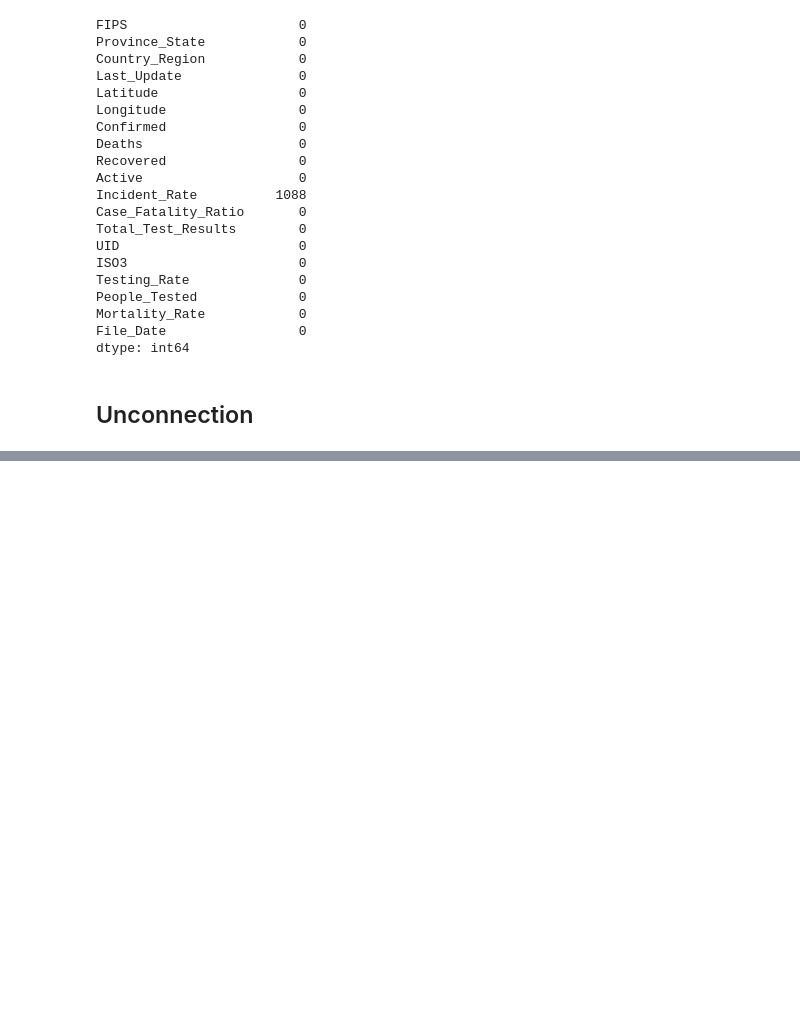
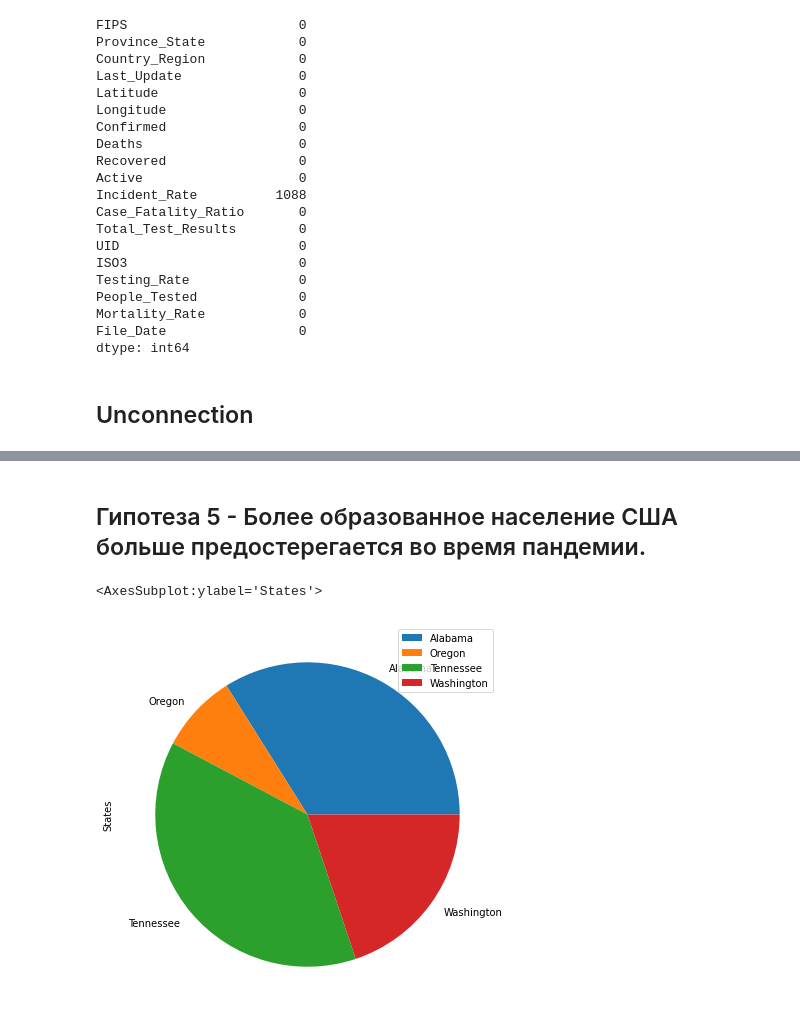
Before and after one commit to Evgen-L/DA, a Jupyter notebook: Data_Analysis.ipynb, the cells around one changed output, grey strips where cells are left out. Saved outputs shown, nothing was run; the diff lists cells and outputs as text; code cells hidden in the pictures; blank space fills up the shorter version.

```diff
--- a/Data_Analysis.ipynb
+++ b/Data_Analysis.ipynb
@@ -597,0 +666,11 @@ con.close()
+# %% [markdown]
+## Гипотеза 5 - Более образованное население США больше предостерегается во время пандемии.
+# %%
+data = dfUS[(dfUS['Province_State'] == 'Washington') | (dfUS['Province_State'] == 'Oregon') | (dfUS['Province_State'] == 'Alabama') | (dfUS['Province_State'] == 'Tennessee')]
+usaStates = pd.DataFrame({"Province_State": data['Province_State'], "Deaths": data['Deaths']})
+usaStates = usaStates.groupby(['Province_State']).sum()
+usaStates = pd.DataFrame({"Province_State": usaStates.index, "Deaths": usaStates['Deaths']})
+usaStates.plot.pie(y = 'Deaths', label = 'States', figsize=(7, 7))
+# %% [output]
+<AxesSubplot:ylabel='States'>
+[figure, added]
```
Also changed, not shown: parts of 17 cells of this notebook.
